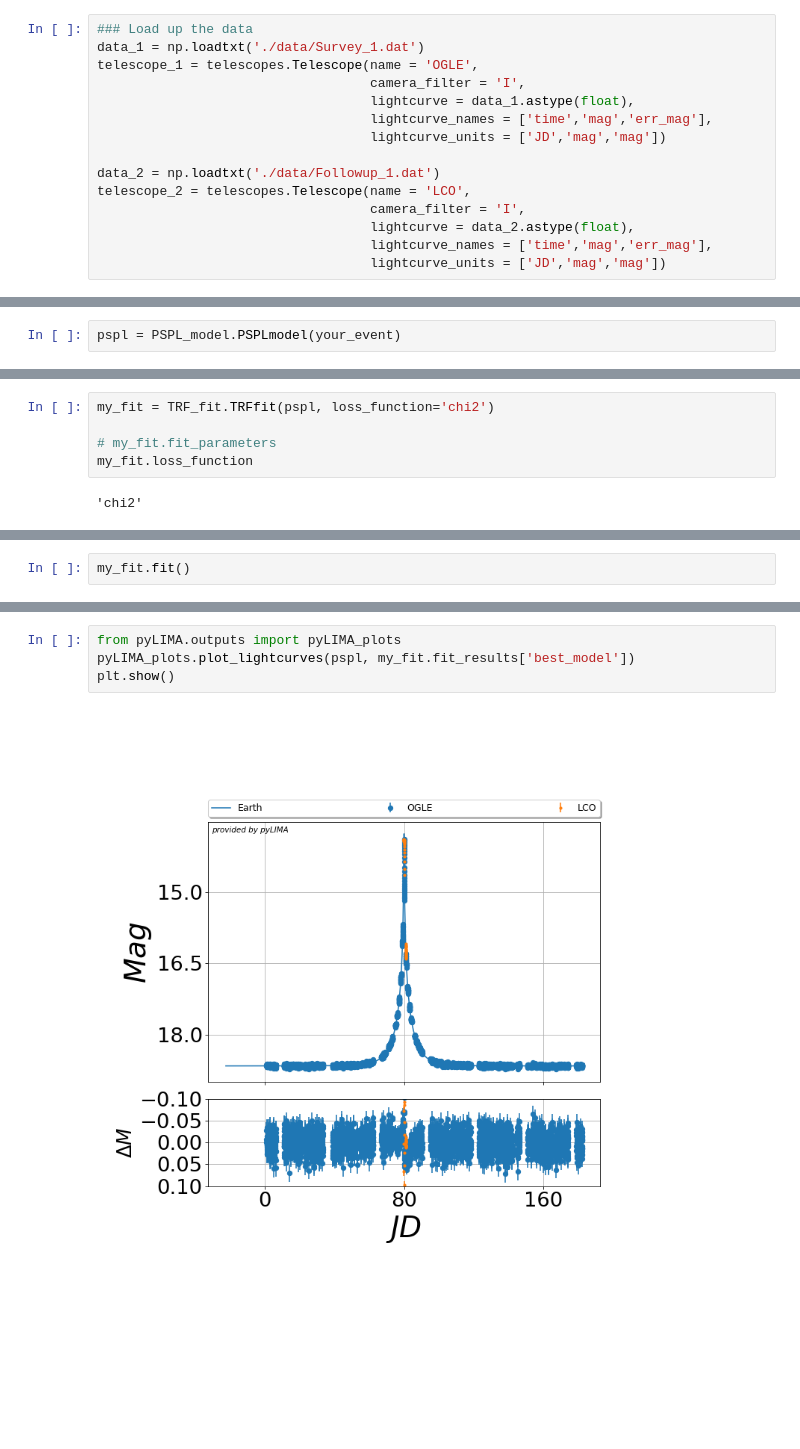
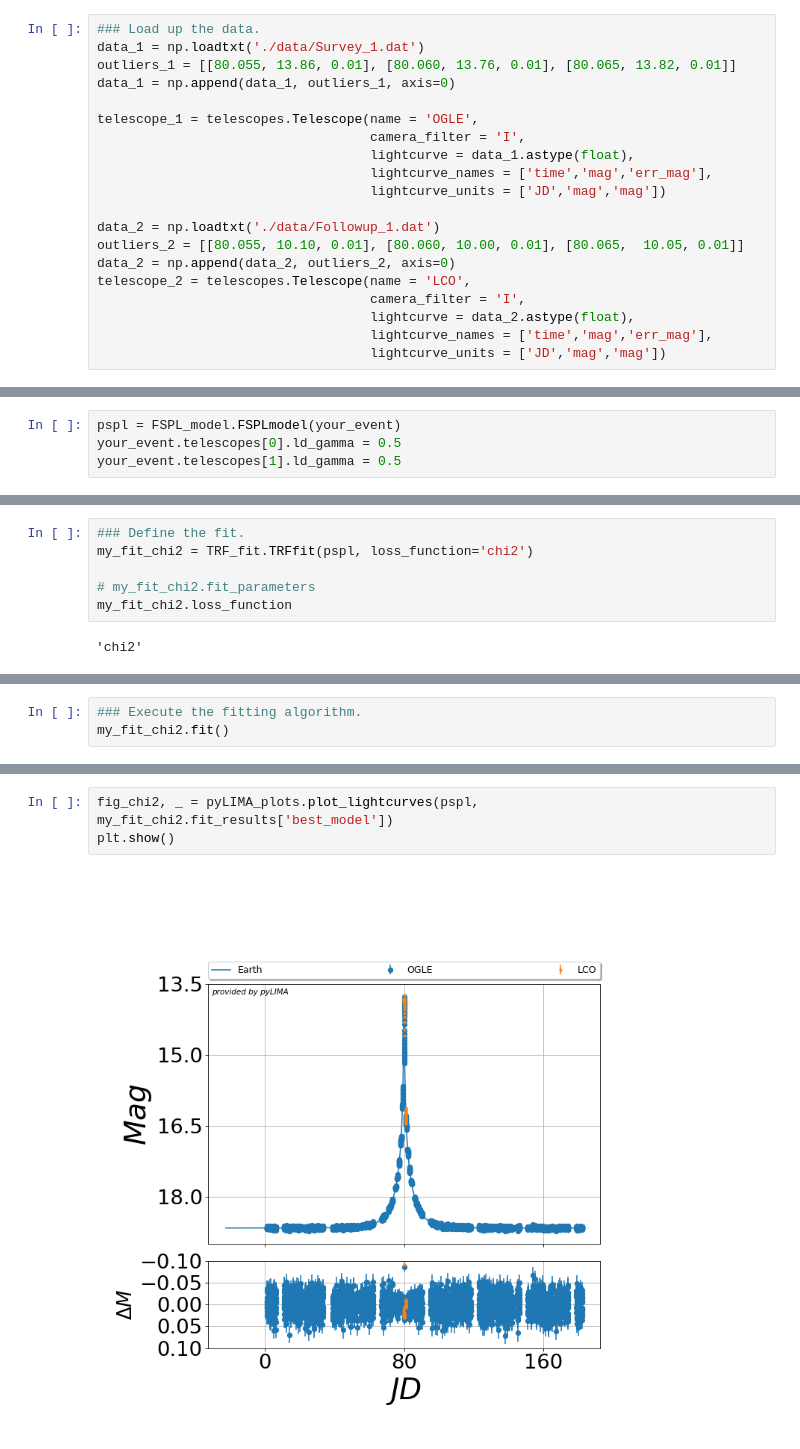
Before and after one commit to jakobdammann/pyLIMA-docs-revisit, a Jupyter notebook: examples/pyLIMA_example_robust_loss.ipynb, the cells around one changed output, grey strips where cells are left out. Cells and saved outputs as stored; diff of their text form; blank space fills up the shorter version.

Commit message:
outlier simulation and soft_l1 implemented into robust loss tutorial

```diff
--- a/examples/pyLIMA_example_robust_loss.ipynb
+++ b/examples/pyLIMA_example_robust_loss.ipynb
@@ -39,6 +42,9 @@ The datasets from example 1 are also used in this example.
 # %%
-### Load up the data
+### Load up the data.
 data_1 = np.loadtxt('./data/Survey_1.dat')
+outliers_1 = [[80.055, 13.86, 0.01], [80.060, 13.76, 0.01], [80.065, 13.82, 0.01]]
+data_1 = np.append(data_1, outliers_1, axis=0)
+
 telescope_1 = telescopes.Telescope(name = 'OGLE',
                                    camera_filter = 'I',
                                    lightcurve = data_1.astype(float),
@@ -46,6 +52,8 @@ telescope_1 = telescopes.Telescope(name = 'OGLE',
                                    lightcurve_units = ['JD','mag','mag'])
 
 data_2 = np.loadtxt('./data/Followup_1.dat')
+outliers_2 = [[80.055, 10.10, 0.01], [80.060, 10.00, 0.01], [80.065,  10.05, 0.01]]
+data_2 = np.append(data_2, outliers_2, axis=0)
 telescope_2 = telescopes.Telescope(name = 'LCO',
                                    camera_filter = 'I',
                                    lightcurve = data_2.astype(float),
@@ -68,5 +76,7 @@ Here we use a **PSPL MODEL** which should ignore any outliers or structures that
 # %%
-pspl = PSPL_model.PSPLmodel(your_event)
+pspl = FSPL_model.FSPLmodel(your_event)
+your_event.telescopes[0].ld_gamma = 0.5
+your_event.telescopes[1].ld_gamma = 0.5
 # %% [markdown]
 We fit this using a **TRF-FIT**.
 
@@ -74,8 +84,9 @@ The **LOSS FUNCTION** / Objective Function is defined as **CHI2** which is the d
 It is **NOT** a **ROBUST LOSS**.
 # %%
-my_fit = TRF_fit.TRFfit(pspl, loss_function='chi2')
+### Define the fit.
+my_fit_chi2 = TRF_fit.TRFfit(pspl, loss_function='chi2')
 
-# my_fit.fit_parameters
-my_fit.loss_function
+# my_fit_chi2.fit_parameters
+my_fit_chi2.loss_function
 # %% [output]
 'chi2'
@@ -84,5 +93,6 @@ Now we execute the fit.
 # %%
-my_fit.fit()
+### Execute the fitting algorithm.
+my_fit_chi2.fit()
 # %% [output]
 Selecting OGLE to estimate u0, tE and fs
 initial_guess  : Initial parameters guess SUCCESS
@@ -102,6 +113,5 @@ Let's see some plots. Import the pyLIMA plotting tools.
 # %%
-from pyLIMA.outputs import pyLIMA_plots
-pyLIMA_plots.plot_lightcurves(pspl, my_fit.fit_results['best_model'])
+fig_chi2, _ = pyLIMA_plots.plot_lightcurves(pspl, my_fit_chi2.fit_results['best_model'])
 plt.show()
 # %% [output]
-[figure, old version]
+[figure, new version]
```
Also changed, not shown: parts of 12 cells of this notebook.
